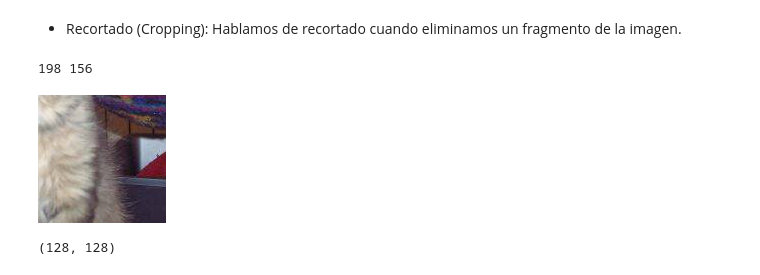
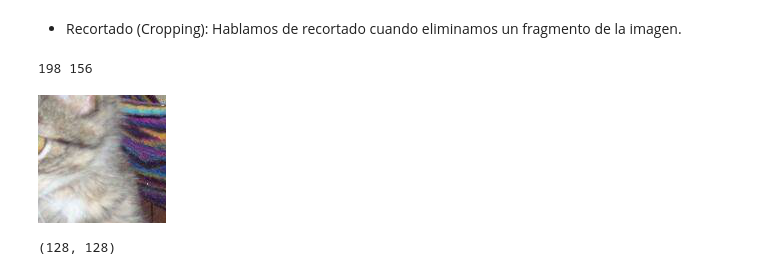
Before and after one commit to MarioAlmela/IDAL_MIA3, a Jupyter notebook: computer_vision_2.ipynb, the cells around one changed output. Saved outputs shown, nothing was run; the diff lists cells and outputs as text; code cells hidden in the pictures.

```diff
--- a/computer_vision_2.ipynb
+++ b/computer_vision_2.ipynb
@@ -566,14 +570,14 @@ print(center_height, center_width)
 # %% [output]
 198 156
 # %%
-left = 244-64
-top = 250-64
-right = 244+64
-bottom = 250+64
+left = 198-64
+top = 156-64
+right = 198+64
+bottom = 156+64
 cropped_img = img.crop(box=(left, top, right, bottom))
 cropped_img
 # %% [output]
-[figure, old version]
+[figure, new version]
 # %%
 cropped_img.size
 # %% [output]
```
Also changed, not shown: parts of 10 cells of this notebook.
